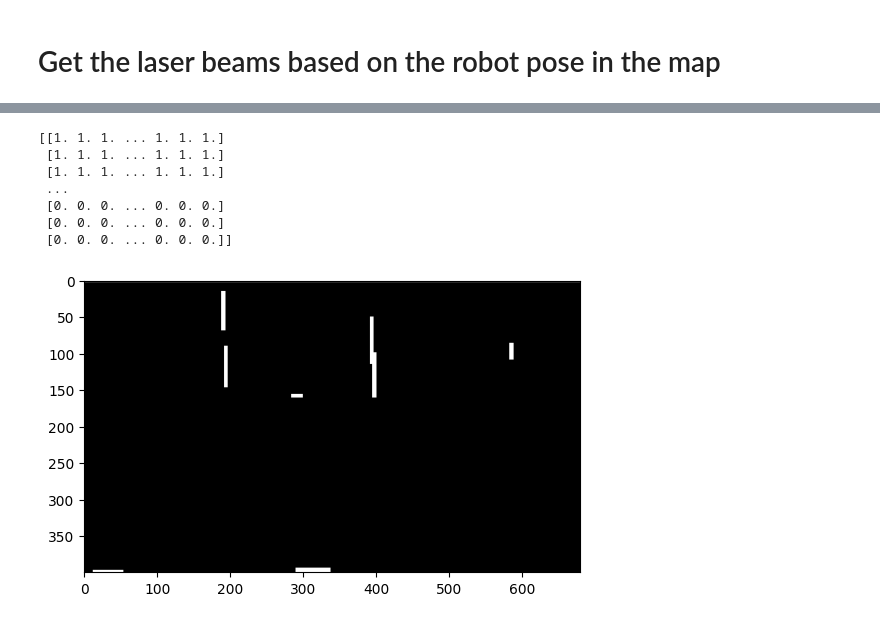
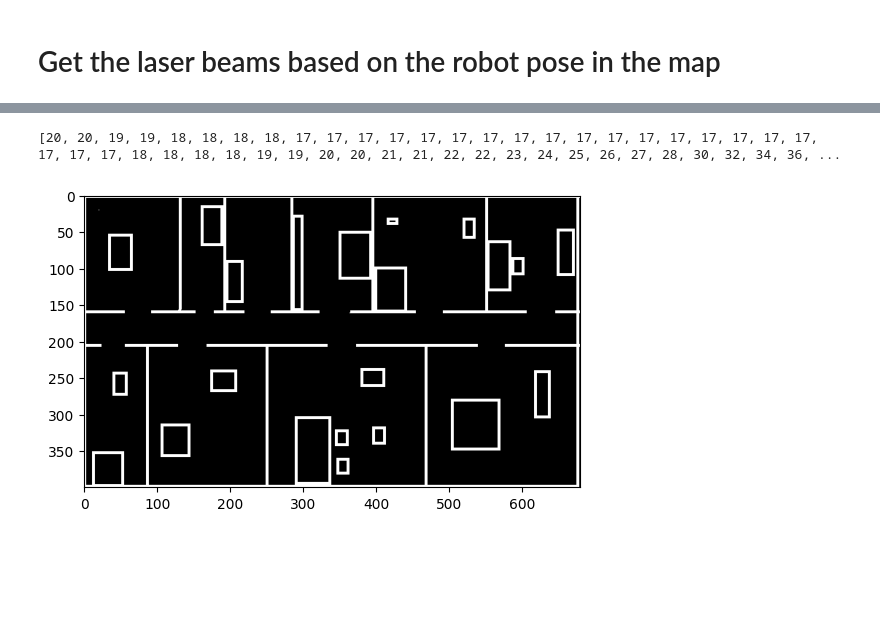
Before and after one commit to Mostafa-wael/Beam-Sensor-Model, a Jupyter notebook: solver.ipynb, the cells around one changed output, grey strips where cells are left out. Cells and saved outputs as stored; diff of their text form; code cells hidden in the pictures; blank space fills up the shorter version.

```diff
--- a/solver.ipynb
+++ b/solver.ipynb
@@ -111,27 +23,0 @@ showStaticMap(getInitialMap(), getInitialRobotPose())
-# %%
-# Get rays from pose
-def getRays(map, robotPose):
-    laserRays = [LASER_MAX_RANGE]* NUMBER_OF_LASER_RAYS  # the default is the max range of rays
-    laserPoints = {}
-    robotX, robotY, robotTheta = robotPose
-    for rayIdx, theta in enumerate(range(robotTheta - LASER_ANGLE_RANGE, robotTheta + LASER_ANGLE_RANGE, 2)):
-        # laser range, laser step
-        r, dr = LASER_MAX_RANGE, 1
-        for d in range(0, r, dr):
-            # update the laser end point
-            mapY = int(robotX + d * np.cos(theta * np.pi / 180))
-            mapX = int(robotY + d * np.sin(theta * np.pi / 180))
-            # if the laser is inside the map
-            if (mapX >= 0 and mapX < map.shape[0] and mapY >= 0 and mapY < map.shape[1]):
-                laserPoints[(robotX, robotY, theta)] = (mapX, mapY)
-                # Check if the laser hits an obstacle
-                if (map[mapX, mapY] == 255): # revered as the origin is in the lower left corner
-                    laserRays[rayIdx] = d
-                    d = r # no need to check further points
-                    break
-                else:
-                    map[mapX, mapY] = 100  # color the laser
-    return laserRays, laserPoints
-rays, points = getRays(getInitialMap(), getInitialRobotPose())
-print(rays)
-# print(points)
@@ -247,21 +24,7 @@ likelihood = getLikelihood(getBinaryInitialMap(), rays)
-# %%
-likelihood = 1 - likelihood # reverse the map
-print(likelihood)
-# %% [output]
-[[1. 1. 1. ... 1. 1. 1.]
- [1. 1. 1. ... 1. 1. 1.]
- [1. 1. 1. ... 1. 1. 1.]
- ...
- [0. 0. 0. ... 0. 0. 0.]
- [0. 0. 0. ... 0. 0. 0.]
- [0. 0. 0. ... 0. 0. 0.]]
-# %%
-
-# dilate the map with a 3x3 kernel using skimage
-from skimage.morphology import dilation
-kernel = np.ones((3,3),np.uint8)
-likelihood = dilation(likelihood, kernel)
-plt.imshow(likelihood, cmap='gray')
-plt.show()
-# %% [output]
-[figure, removed]
+# %%
+rays = getRays(getColoredInitialMap(), (20, 20, 0))
+print(rays)
+# output the measurements to measurements.txt
+np.savetxt('measurements.txt', rays, fmt='%d')
+# %% [output]
+[20, 20, 19, 19, 18, 18, 18, 18, 17, 17, 17, 17, 17, 17, 17, 17, 17, 17, 17, 17, 17, 17, 17, 17, 17, 17, 17, 17, 18, 18, 18, 18, 19, 19, 20, 20, 21, 21, 22, 22, 23, 24, 25, 26, 27, 28, 30, 32, 34, 36, ...
@@ -267,0 +33,10 @@ plt.show()
+# %%
+plt.imshow(likelihood, cmap='gray')
+plt.show()
+newLikelihood = likelihood
+for x in range(likelihood.shape[0]):
+    for y in range(likelihood.shape[1]):
+        if newLikelihood[x, y] != 1 and newLikelihood[x, y] != 0:
+            print("Point", x, y, " with prob",  newLikelihood[x, y])
+# %% [output]
+[figure, added]
```
Also changed, not shown: parts of 13 cells of this notebook, 14 other files.
